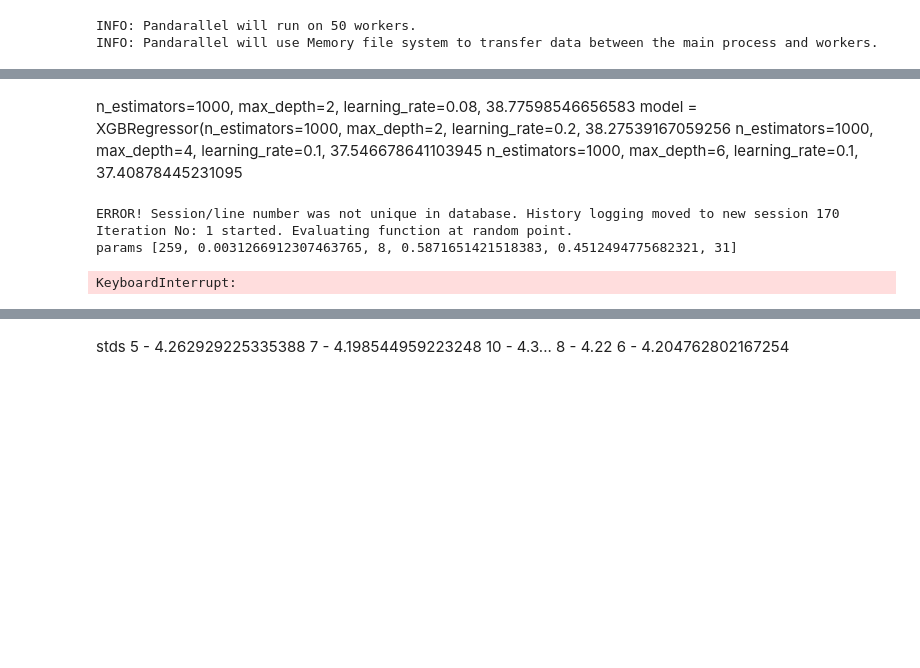
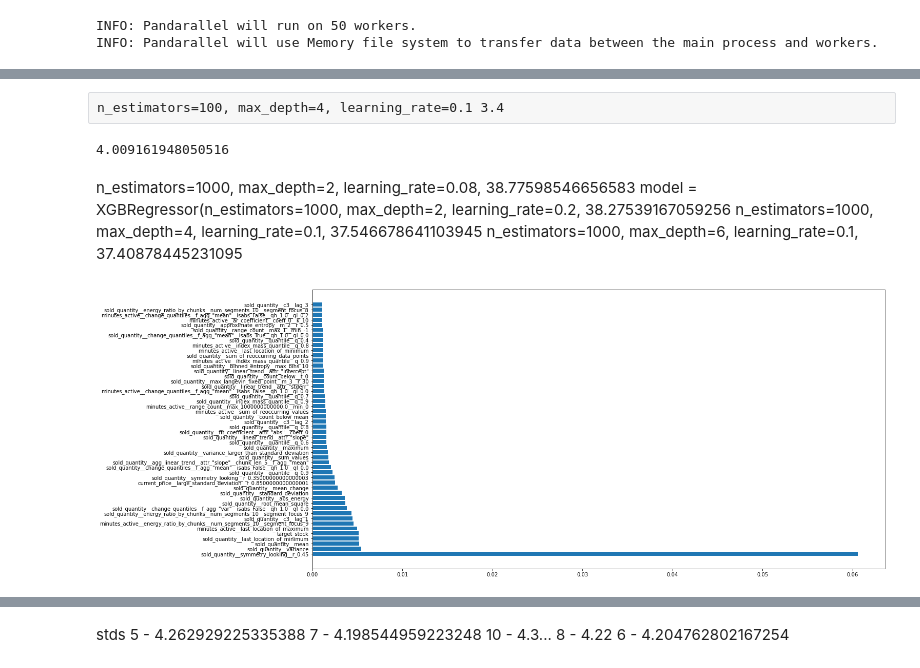
Before and after one commit to eduagarcia/meli-challenge-2021, a Jupyter notebook: predict_test.ipynb, the cells around one changed output, grey strips where cells are left out. Drawn from its saved outputs; the diff is of its cells as text; code cells hidden in the pictures; blank space fills up the shorter version.

```diff
--- a/predict_test.ipynb
+++ b/predict_test.ipynb
@@ -391,7 +328,7 @@ from xgboost import XGBClassifier
 #                         n_estimators=800, max_depth=2, learning_rate=0.01,
 #                         random_state=0, tree_method='gpu_hist',
 #                         gpu_id=3), n_jobs=14)
-model = XGBClassifier(n_estimators=100, max_depth=6, learning_rate=0.1, reg_lambda=5e-1,
+model = XGBClassifier(n_estimators=1000, max_depth=6, learning_rate=0.1,
                     random_state=0, tree_method='gpu_hist', objective='multi:softprob', num_class=30,
                     gpu_id=3)
 model.fit(X_train, y_train)
@@ -444,42 +341,23 @@ KeyboardInterrupt
+# %% [raw]
+n_estimators=100, max_depth=4, learning_rate=0.1 3.4
+# %%
+preds = model.predict_proba(X_test)
+preds = (preds/preds.sum(axis=1)[:,None]).round(4)
+rps(preds, ground_truth)
+# %% [output]
+4.009161948050516
 # %% [markdown]
 n_estimators=1000, max_depth=2, learning_rate=0.08, 38.77598546656583
 model = XGBRegressor(n_estimators=1000, max_depth=2, learning_rate=0.2, 38.27539167059256
 n_estimators=1000, max_depth=4, learning_rate=0.1, 37.546678641103945
 n_estimators=1000, max_depth=6, learning_rate=0.1, 37.40878445231095
-# %%
-from skopt import gp_minimize
-
-def tune(params):
-    print('params', params)
-    model = XGBClassifier(n_estimators=params[0], learning_rate=params[1],
-                       max_depth=params[2],
-                       subsample=params[3],
-                       colsample_bytree=params[4],
-                       min_child_weight=params[5],
-                       random_state=42, objective='multi:softprob', num_class=30,
-                       tree_method='gpu_hist', gpu_id=3)
-    model.fit(X_train, y_train)
-    y_pred = model.predict_proba(X_val)
-    y_pred = (y_pred/y_pred.sum(axis=1)[:,None]).round(4)
-    return rps(y_pred, np.eye(30)[y_val.astype(int)])
-
-space = [(100, 300),
-         (1e-3, 5e-1, 'log-uniform'),
-         (1, 10),
-         (0.05, 0.95),
-         (0.05, 0.95),
-         (1,300)]
-res = gp_minimize(tune, space, random_state=42, verbose=1, acq_optimizer="lbfgs", n_jobs=10)
-# %% [output]
-ERROR! Session/line number was not unique in database. History logging moved to new session 170
-Iteration No: 1 started. Evaluating function at random point.
-params [259, 0.0031266912307463765, 8, 0.5871651421518383, 0.4512494775682321, 31]
-KeyboardInterrupt:
 # %%
 from matplotlib import pyplot as plt
 fig, ax = plt.subplots(figsize=(20, 10))
 #features_importances = model.estimators_[-1].feature_importances_
 features_importances = model.feature_importances_
-sort = np.flip(np.argsort(features_importances))[0:30]
-ax.barh(np.array(features + ['target_stock'])[sort], features_importances[sort])
+sort = np.flip(np.argsort(features_importances))[0:50]
+ax.barh(np.array(all_filtered_columns + ['target_stock'])[sort], features_importances[sort])
 plt.show()
+# %% [output]
+[figure, added]
```
Also changed, not shown: parts of 68 cells of this notebook, 9 other files.
